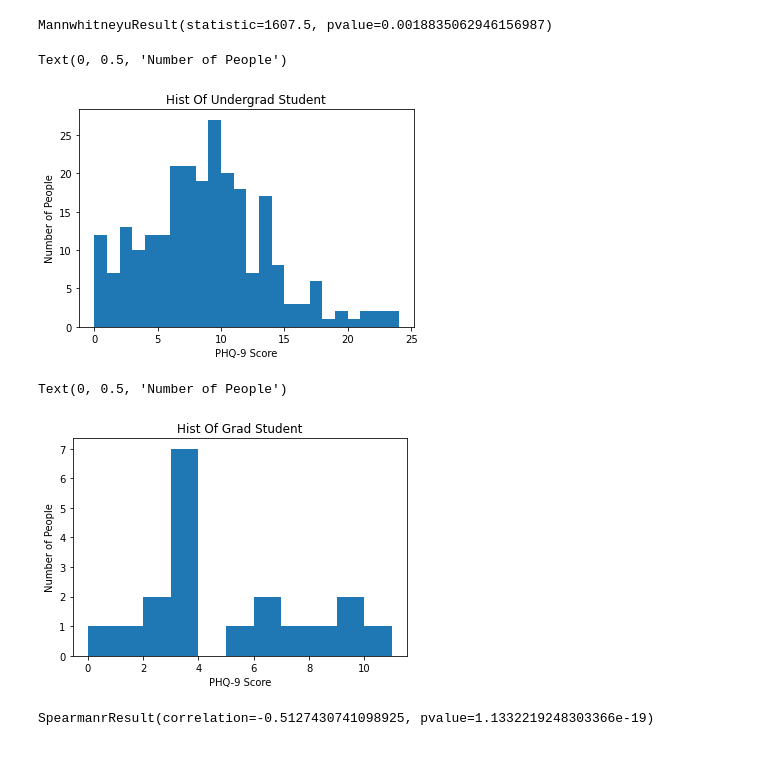
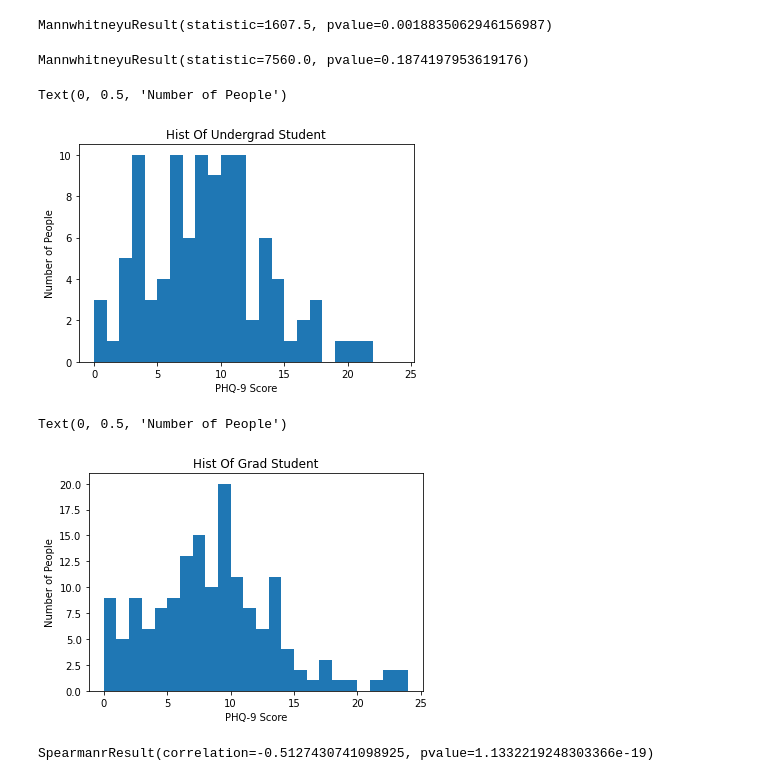
Before and after one commit to weathon/psychology_research, a Jupyter notebook: Recorded_Data.ipynb, the cells around one changed output. Drawn from its saved outputs; the diff is of its cells as text; code cells hidden in the pictures.

```diff
--- a/Recorded_Data.ipynb
+++ b/Recorded_Data.ipynb
@@ -176,22 +209,26 @@ Power_divergenceResult(statistic=1.2736769554395033, pvalue=0.2590780172847901)
 scipy.stats.mannwhitneyu(Under["ToDep"],Grad["ToDep"])
 # %% [output]
 MannwhitneyuResult(statistic=1607.5, pvalue=0.0018835062946156987)
+# %%
+scipy.stats.mannwhitneyu(DataFrame[DataFrame["Intimate"] == "Yes"]["ToDep"],DataFrame[DataFrame["Intimate"] == "No"]["ToDep"]) #huxiyachhizhangkuntt zhege juranmeiyou xianggunaxng??
+# %% [output]
+MannwhitneyuResult(statistic=7560.0, pvalue=0.1874197953619176)
 # %%
-plt.hist(Under["ToDep"],bins=np.arange(0,25))
+plt.hist(DataFrame[DataFrame["Intimate"] == "Yes"]["ToDep"],bins=np.arange(0,25))
 plt.title("Hist Of Undergrad Student")
 plt.xlabel("PHQ-9 Score")
 plt.ylabel("Number of People")
 # %% [output]
 Text(0, 0.5, 'Number of People')
-[figure, old version]
+[figure, new version]
 # %%
-plt.hist(Grad["ToDep"],bins=np.arange(0,12))
+plt.hist(DataFrame[DataFrame["Intimate"] == "No"]["ToDep"],bins=np.arange(0,25))
 plt.title("Hist Of Grad Student")
 plt.xlabel("PHQ-9 Score")
 plt.ylabel("Number of People")
 # %% [output]
 Text(0, 0.5, 'Number of People')
-[figure, old version]
+[figure, new version]
 # %%
 scipy.stats.spearmanr(x,y,alternative="less") #RESULT OF Spearman’s
 # %% [output]
```
Also changed, not shown: parts of 4 cells of this notebook.
